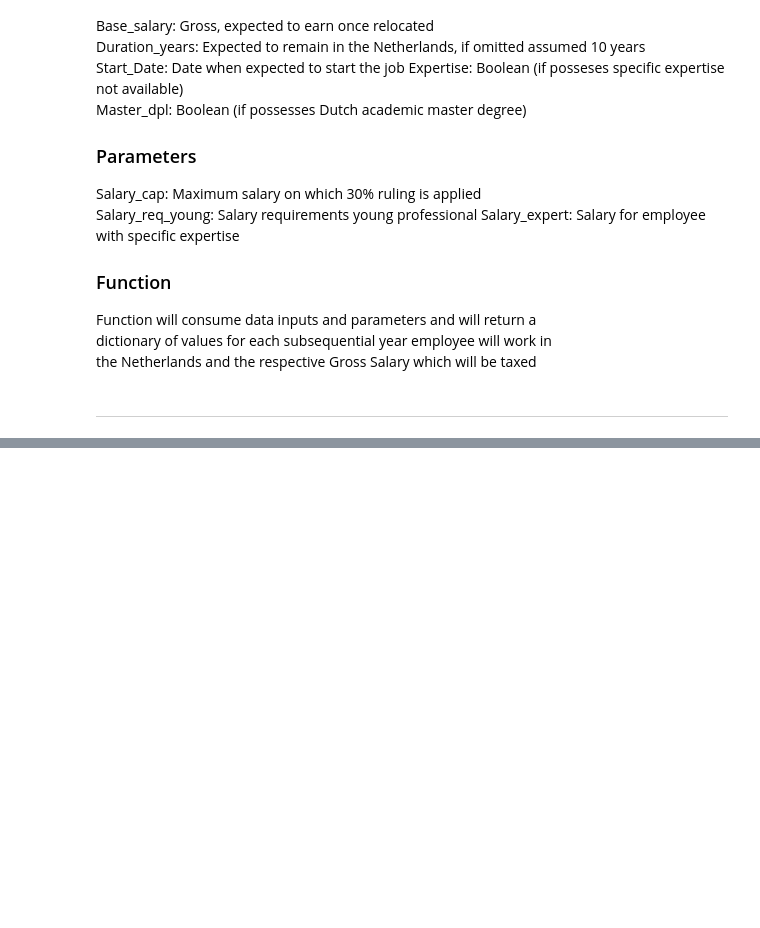
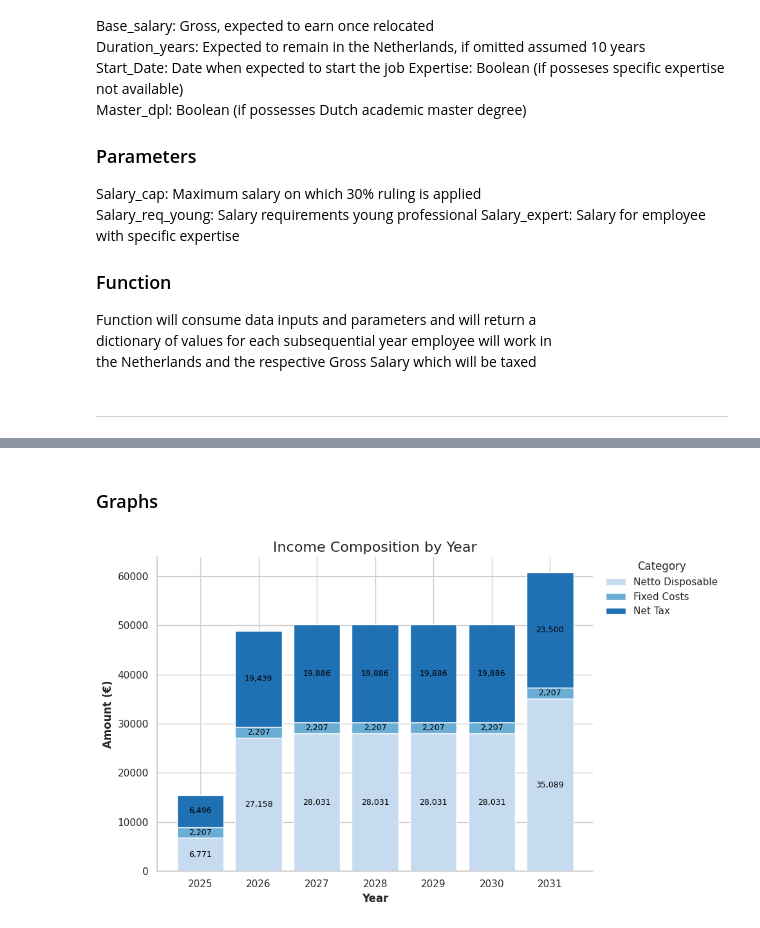
Before and after one commit to giulianodileo/dutch-salary-estimator-llm, a Jupyter notebook: notebooks/Calculation_expat_ruling.ipynb, the cells around one changed output, grey strips where cells are left out. Saved outputs shown, nothing was run; the diff lists cells and outputs as text; code cells hidden in the pictures; blank space fills up the shorter version.

```diff
--- a/notebooks/Calculation_expat_ruling.ipynb
+++ b/notebooks/Calculation_expat_ruling.ipynb
@@ -82,7 +86,7 @@ def apply_ruling(base_salary: float, months_dur: int, year: int, year_seq: int):
   # months_dur -> months when 30% ruling will be applied
   # year_seq: which year we deal with: 0 -> first, 1 -> intermeidate year, 2-> last, 3-> no 30% ruling
 
-    if year in (2025, 2026) and year_seq == 0 and months_dur != 12:
+    if year in (2025, 2026) and year_seq == 0:
       # 30% ruling on months applied
       gross_taxable = (base_salary - (base_salary * 0.3)) / 12 * months_dur
     elif year in (2025, 2026) and year_seq == 1:
@@ -92,8 +96,8 @@ def apply_ruling(base_salary: float, months_dur: int, year: int, year_seq: int):
       # in case 2026 or later and 27% ruling whole year
       gross_taxable = base_salary - (base_salary * 0.27)
     elif year not in (2025, 2026) and year_seq == 2:
-      # in case 2026 or later and 30% ruling part of the year
-      gross_taxable = ((base_salary - (base_salary * 0.3)) / 12 * months_dur) + (base_salary / 12 * (12 - months_dur))
+      # in case 2026 or later and 27% ruling part of the year
+      gross_taxable = ((base_salary - (base_salary * 0.27)) / 12 * months_dur) + (base_salary / 12 * (12 - months_dur))
     else:
       # no 30% ruling and year later than 2026
       gross_taxable = base_salary
@@ -190,2 +392,11 @@ def expat_ruling_calc(age: int, base_salary: float, date_string: str, duration:
+# %%
+fixed_costs = {
+    "housing": 1200,
+    "utilities": 300,
+    "groceries": 400,
+    "transportation": 150,
+    "health_insurance": 157,
+}
 # %%
-my_dict = expat_ruling_calc(25, 37000, "2025-10-01", 8, True, True)
+my_dict = expat_ruling_calc(35, 120000, "2025-10-01", 7, True, True)
+my_dict
@@ -220,0 +444,58 @@ plt.show()
+# %% [markdown]
+### Graphs
+# %%
+# Prepare data
+plot_df = df[['Year', 'Netto Disposable', 'Fixed Costs', 'Net Tax']].copy()
+plot_df['Net Tax'] = plot_df['Net Tax'].abs()
+plot_df['Year'] = plot_df['Year'].astype(str)
+
+# Set style
+sns.set_theme(style="whitegrid")
+
+# Use Blues sequential palette
+colors = sns.color_palette("Blues", n_colors=3)  # 3 shades for 3 categories
+
+# Plot stacked bars
+fig, ax = plt.subplots(figsize=(10,6))
+
+bottom = None
+categories = ['Netto Disposable', 'Fixed Costs','Net Tax']
+for i, cat in enumerate(categories):
+    ax.bar(
+        plot_df['Year'],
+        plot_df[cat],
+        label=cat,
+        bottom=bottom,
+        color=colors[i]
+    )
+
+    # Annotate inside each segment
+    for x, y, b in zip(plot_df['Year'], plot_df[cat], bottom if bottom is not None else [0]*len(plot_df)):
+        if y > 0:
+            ax.text(
+                x, b + y/2, f"{y:,.0f}",
+                ha='center', va='center',
+                fontsize=9, color="black",
+            )
+
+    bottom = plot_df[categories[:i+1]].sum(axis=1)
+
+# Titles & labels
+ax.set_title("Income Composition by Year", fontsize=16)
+ax.set_ylabel("Amount (€)", fontsize=12, weight='bold')
+ax.set_xlabel("Year", fontsize=12,weight='bold')
+
+# Legend outside
+ax.legend(
+    title="Category",
+    bbox_to_anchor=(1.02, 1),
+    loc='upper left',
+    borderaxespad=0,
+    frameon=False
+)
+
+sns.despine()
+plt.tight_layout()
+plt.show()
+# %% [output]
+[figure, added]
```
Also changed, not shown: parts of 16 cells of this notebook.
